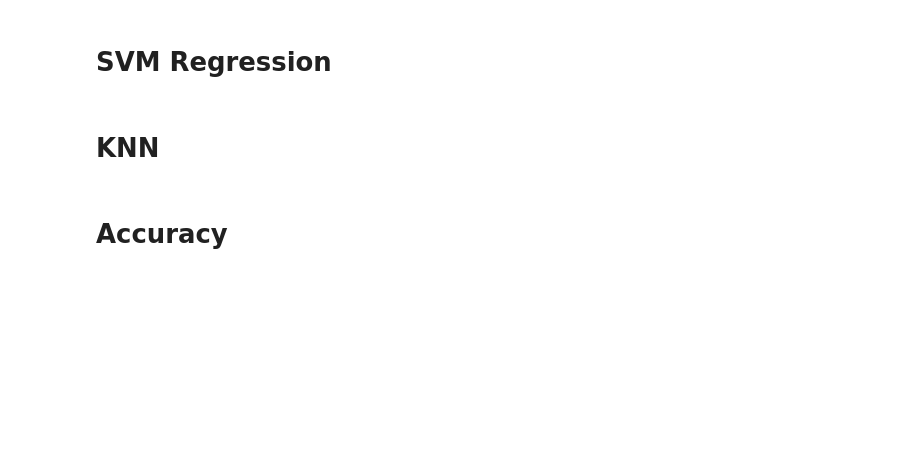
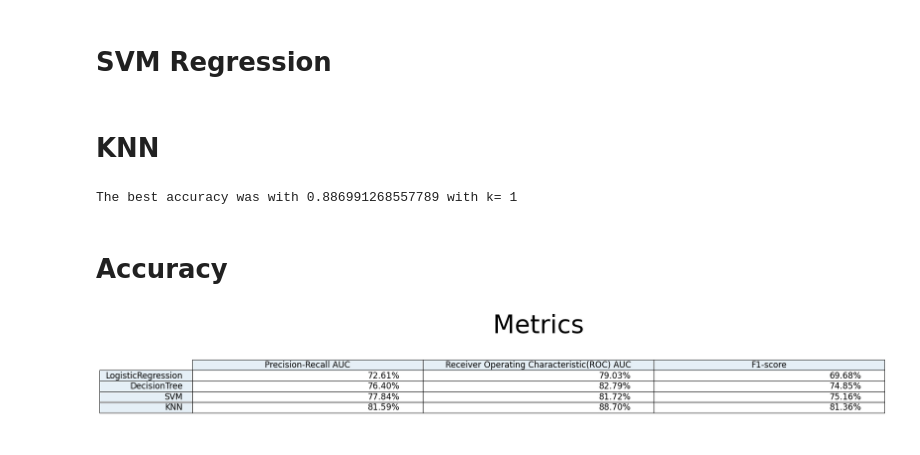
Before and after one commit to Ansu-John/Credit-Card-Fraud-Detection, a Jupyter notebook: Credit Card Fraud Detection by ML Classifier.ipynb, the cells around one changed output. Cells and saved outputs as stored; diff of their text form; code cells hidden in the pictures; blank space fills up the shorter version.

```diff
--- a/Credit Card Fraud Detection by ML Classifier.ipynb
+++ b/Credit Card Fraud Detection by ML Classifier.ipynb
@@ -71,7 +71,7 @@ print(y[:3])
 # Finding the best k for KNN
 # %%
 def optimalK():
-    Ks = 30
+    Ks = 10
     mean_acc = np.zeros((Ks - 1))
     for n in range(1, Ks):
         # Train Model and Predict
@@ -100,7 +100,7 @@ metric = np.array([['Precision-Recall AUC','Receiver Operating Characteristic(RO
 # %% [markdown]
 # Logistic Regression
 # %%
-classifier = LogisticRegression(C=0.1, solver='saga',max_iter=1500,random_state=0)
+classifier = LogisticRegression(C=0.1, solver='saga',max_iter=3000,random_state=0)
 classifier.fit(x_train, y_train)
 y_pred = classifier.predict(x_test)
 precision, recall, thresholds = precision_recall_curve(y_test, y_pred)
@@ -133,20 +133,25 @@ y_pred = classifier.predict(x_test)
 precision, recall, thresholds = precision_recall_curve(y_test, y_pred)
 metric[3,:] = np.array([['{:.2%}'.format(auc(recall, precision)),'{:.2%}'.format(roc_auc_score(y_test, y_pred)),
                             '{:.2%}'.format(f1_score(y_test, y_pred))]])
+# %% [output]
+The best accuracy was with 0.886991268557789 with k= 1
 # %% [markdown]
 # Accuracy
 # %%
 # plot metric
+fig, ax = plt.subplots(figsize=(14,4))
 columns = ('Precision-Recall AUC','Receiver Operating Characteristic(ROC) AUC','F1-score')
 rows = ('LogisticRegression', 'DecisionTree', 'SVM','KNN')
 rcolors = plt.cm.BuPu(np.full(len(rows), 0.1))
 ccolors = plt.cm.BuPu(np.full(len(columns), 0.1))
-table = plt.table(cellText=metric,rowLabels=rows,rowColours=rcolors,rowLoc='right',colColours=ccolors,colLabels=columns,loc='center')
+table = plt.table(cellText=metric,rowLabels=rows,rowColours=rcolors,rowLoc='right',colColours=ccolors,colLabels=columns,loc='center',figure=fig)
 table.set_fontsize(31)
 table.scale(2, 2)
 plt.gca().get_xaxis().set_visible(False)
 plt.gca().get_yaxis().set_visible(False)
 plt.box(on=None)
 plt.subplots_adjust(left=0.2, bottom=0.2)
-plt.title('Metrics')
+plt.title('Metrics',fontdict={'fontsize': 51})
 plt.show()
+# %% [output]
+[figure, added]
```
Also changed, not shown: parts of 1 cell of this notebook.
